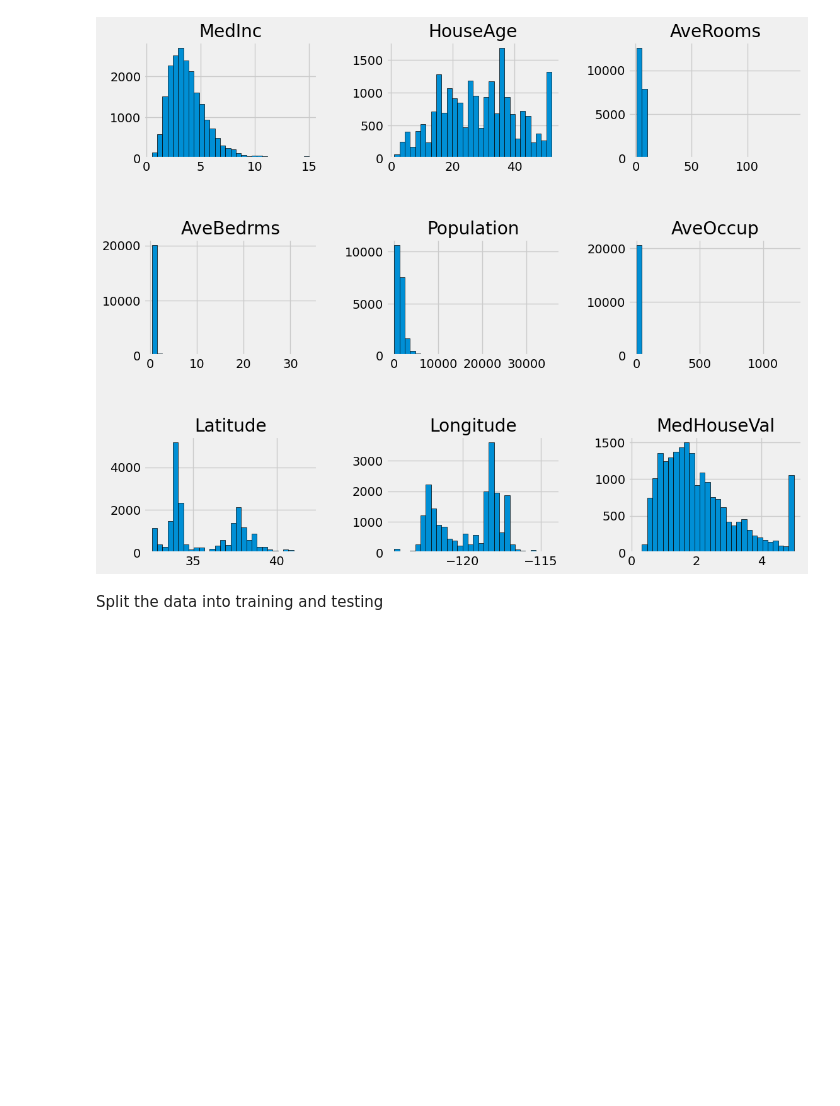
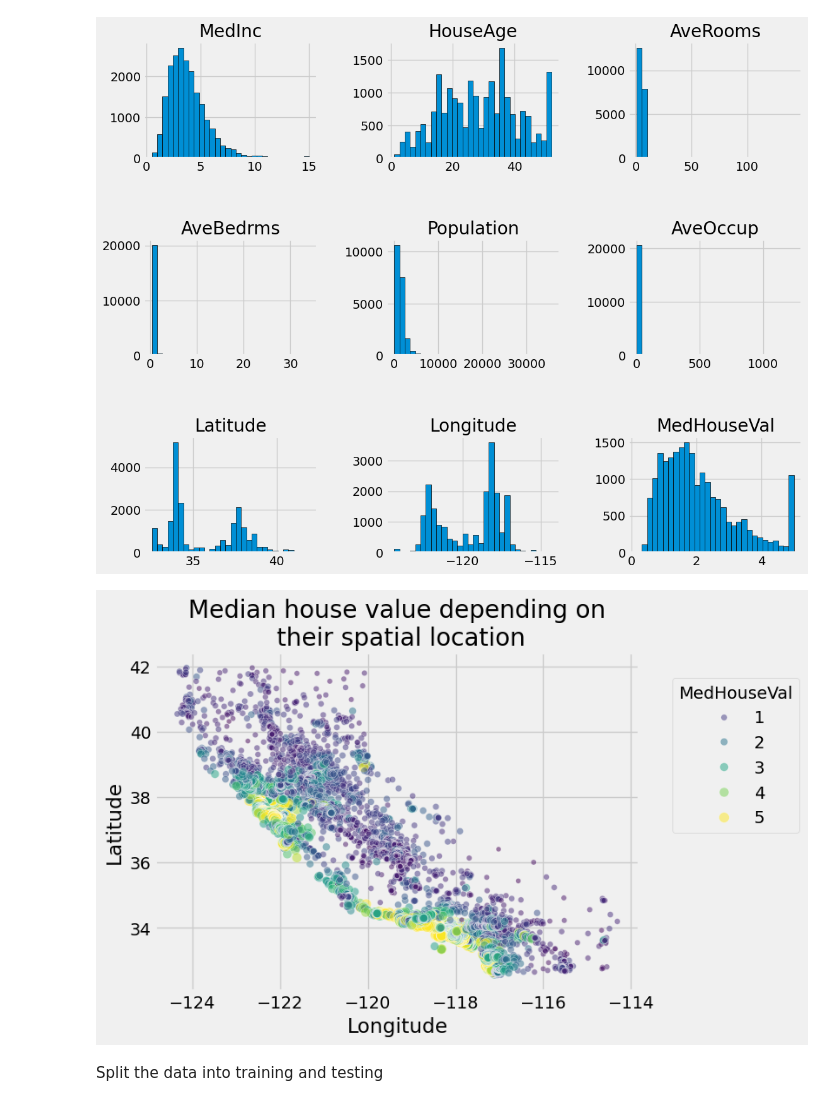
Before and after one commit to Avery-Mitchell/DecisionTreeRegression-CS5206, a Jupyter notebook: california_housing_data.ipynb, the cells around one changed output. Saved outputs shown, nothing was run; the diff lists cells and outputs as text; code cells hidden in the pictures; blank space fills up the shorter version.

```diff
--- a/california_housing_data.ipynb
+++ b/california_housing_data.ipynb
@@ -47,6 +43,23 @@ plt.subplots_adjust(hspace=0.7, wspace=0.4)
 plt.savefig("data_dist.png", dpi=100)
 # %% [output]
 [figure]
+# %%
+import seaborn as sns
+
+sns.scatterplot(
+    data=housing.frame,
+    x="Longitude",
+    y="Latitude",
+    size="MedHouseVal",
+    hue="MedHouseVal",
+    palette="viridis",
+    alpha=0.5,
+)
+plt.legend(title="MedHouseVal", bbox_to_anchor=(1.05, 0.95), loc="upper left")
+_ = plt.title("Median house value depending on\n their spatial location")
+#plt.savefig("SpatialLocation.png", dpi=200)
+# %% [output]
+[figure, added]
 # %% [markdown]
 Split the data into training and testing
 # %%
```
Also changed, not shown: parts of 16 cells of this notebook, 15 other files.
